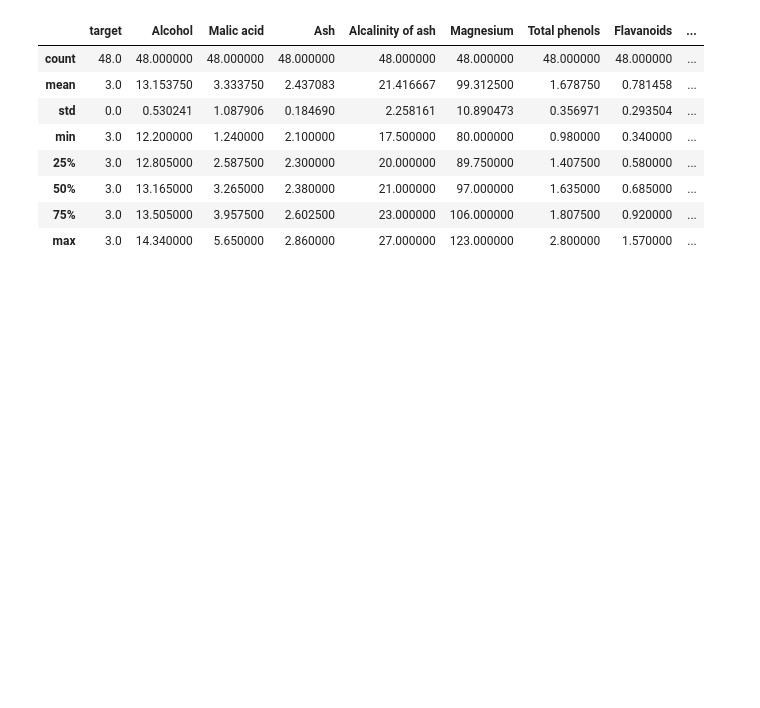
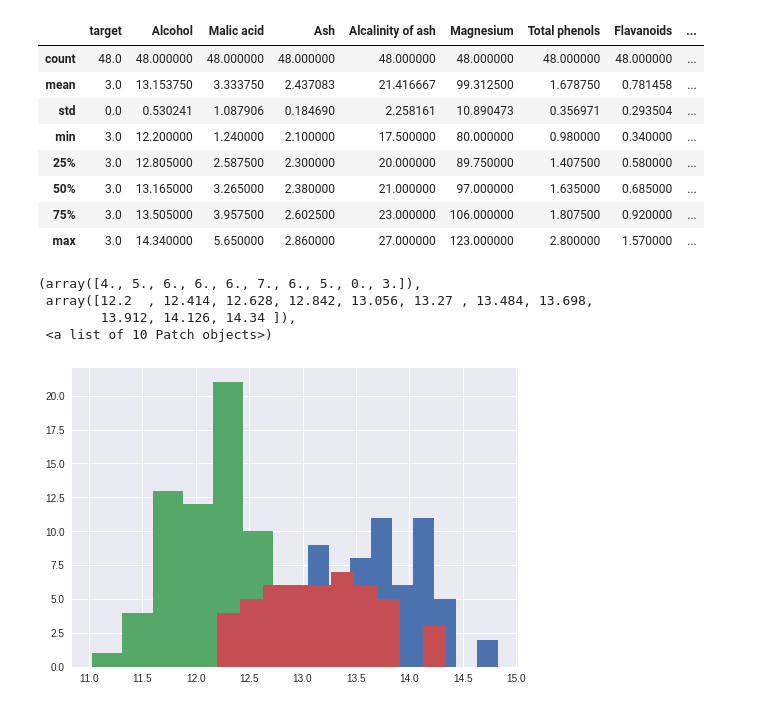
Before and after one commit to MLCCKolkata/Assignment-3, a Jupyter notebook: 35848893.ipynb, the cells around one changed output. Saved outputs shown, nothing was run; the diff lists cells and outputs as text; code cells hidden in the pictures; blank space fills up the shorter version.

```diff
--- a/35848893.ipynb
+++ b/35848893.ipynb
@@ -755,3 +762,15 @@ cultivar3.describe()
 | 50% | 3.0 | 13.165000 | 3.265000 | 2.380000 | 21.000000 | 97.000000 | 1.635000 | 0.685000 | ... |
 | 75% | 3.0 | 13.505000 | 3.957500 | 2.602500 | 23.000000 | 106.000000 | 1.807500 | 0.920000 | ... |
 | max | 3.0 | 14.340000 | 5.650000 | 2.860000 | 27.000000 | 123.000000 | 2.800000 | 1.570000 | ... |
+# %%
+import matplotlib.pyplot as plt
+
+plt.hist(cultivar1['Alcohol'])
+plt.hist(cultivar2['Alcohol'])
+plt.hist(cultivar3['Alcohol'])
+# %% [output]
+(array([4., 5., 6., 6., 6., 7., 6., 5., 0., 3.]),
+ array([12.2  , 12.414, 12.628, 12.842, 13.056, 13.27 , 13.484, 13.698,
+        13.912, 14.126, 14.34 ]),
+ <a list of 10 Patch objects>)
+[figure, added]
```
Also changed, not shown: parts of 1 cell of this notebook.
